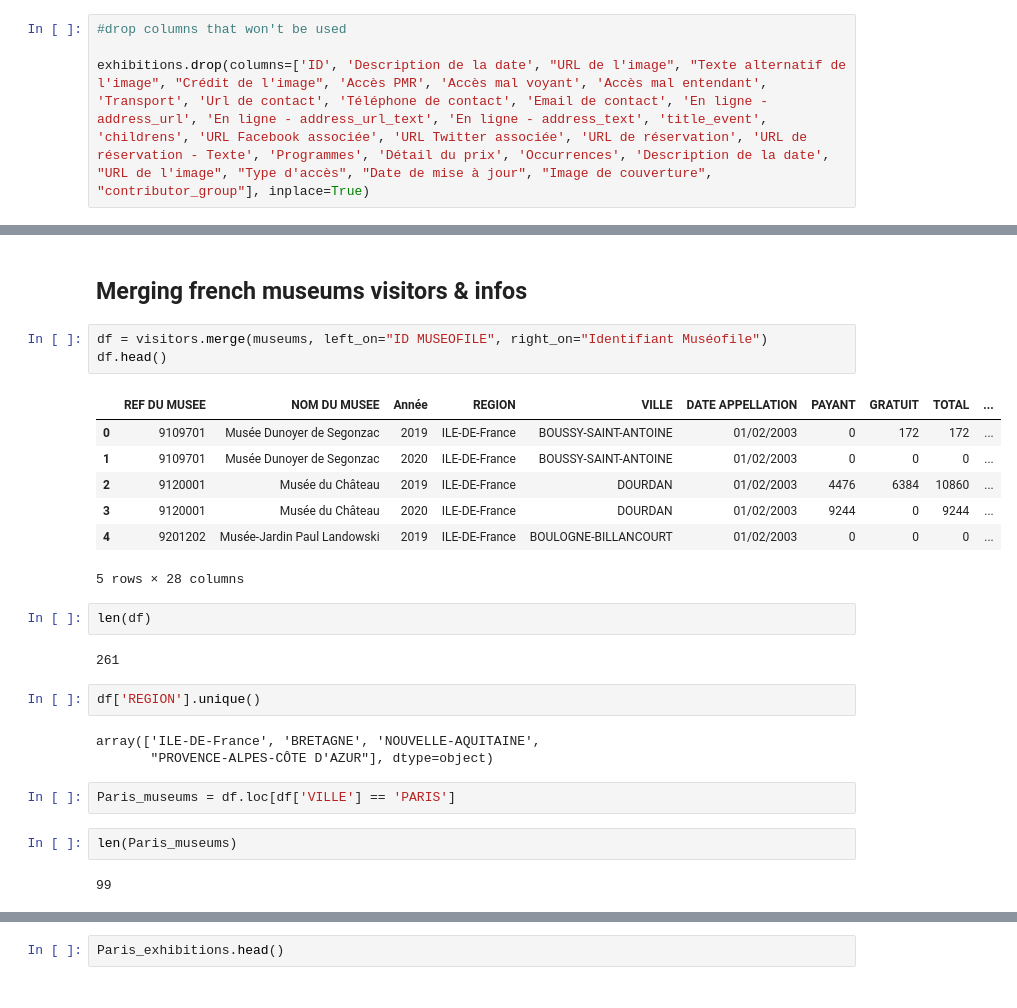
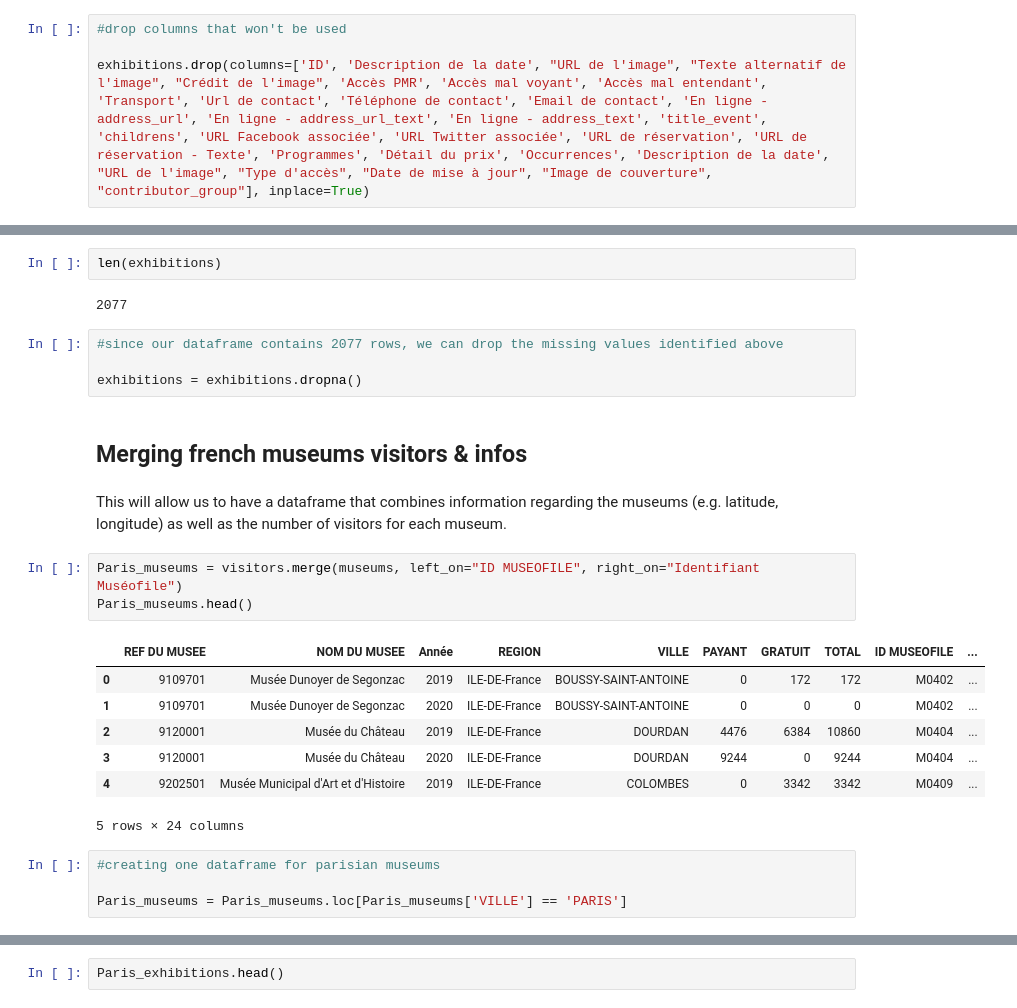
Before and after one commit to axele-mahalin/Final_Project, a Jupyter notebook: Final_project.ipynb, the cells around one changed output, grey strips where cells are left out. Cells and saved outputs as stored; diff of their text form.

```diff
--- a/Final_project.ipynb
+++ b/Final_project.ipynb
@@ -290,28 +303,27 @@ exhibitions.drop(columns=['ID', 'Description de la date', "URL de l'image", "Tex
+# %%
+len(exhibitions)
+# %% [output]
+2077
+# %%
+#since our dataframe contains 2077 rows, we can drop the missing values identified above
+
+exhibitions = exhibitions.dropna()
 # %% [markdown]
 ## Merging french museums visitors & infos
+# %% [markdown]
+This will allow us to have a dataframe that combines information regarding the museums (e.g. latitude, longitude) as well as the number of visitors for each museum.
 # %%
-df = visitors.merge(museums, left_on="ID MUSEOFILE", right_on="Identifiant Muséofile")
-df.head()
+Paris_museums = visitors.merge(museums, left_on="ID MUSEOFILE", right_on="Identifiant Muséofile")
+Paris_museums.head()
 # %% [output]
-|  | REF DU MUSEE | NOM DU MUSEE | Année | REGION | VILLE | DATE APPELLATION | PAYANT | GRATUIT | TOTAL | ... |
-| 0 | 9109701 | Musée Dunoyer de Segonzac | 2019 | ILE-DE-France | BOUSSY-SAINT-ANTOINE | 01/02/2003 | 0 | 172 | 172 | ... |
-| 1 | 9109701 | Musée Dunoyer de Segonzac | 2020 | ILE-DE-France | BOUSSY-SAINT-ANTOINE | 01/02/2003 | 0 | 0 | 0 | ... |
-| 2 | 9120001 | Musée du Château | 2019 | ILE-DE-France | DOURDAN | 01/02/2003 | 4476 | 6384 | 10860 | ... |
-| 3 | 9120001 | Musée du Château | 2020 | ILE-DE-France | DOURDAN | 01/02/2003 | 9244 | 0 | 9244 | ... |
-| 4 | 9201202 | Musée-Jardin Paul Landowski | 2019 | ILE-DE-France | BOULOGNE-BILLANCOURT | 01/02/2003 | 0 | 0 | 0 | ... |
+|  | REF DU MUSEE | NOM DU MUSEE | Année | REGION | VILLE | PAYANT | GRATUIT | TOTAL | ID MUSEOFILE | ... |
+| 0 | 9109701 | Musée Dunoyer de Segonzac | 2019 | ILE-DE-France | BOUSSY-SAINT-ANTOINE | 0 | 172 | 172 | M0402 | ... |
+| 1 | 9109701 | Musée Dunoyer de Segonzac | 2020 | ILE-DE-France | BOUSSY-SAINT-ANTOINE | 0 | 0 | 0 | M0402 | ... |
+| 2 | 9120001 | Musée du Château | 2019 | ILE-DE-France | DOURDAN | 4476 | 6384 | 10860 | M0404 | ... |
+| 3 | 9120001 | Musée du Château | 2020 | ILE-DE-France | DOURDAN | 9244 | 0 | 9244 | M0404 | ... |
+| 4 | 9202501 | Musée Municipal d'Art et d'Histoire | 2019 | ILE-DE-France | COLOMBES | 0 | 3342 | 3342 | M0409 | ... |
-5 rows × 28 columns
+5 rows × 24 columns
-# %%
-len(df)
-# %% [output]
-261
-# %%
-df['REGION'].unique()
-# %% [output]
-array(['ILE-DE-France', 'BRETAGNE', 'NOUVELLE-AQUITAINE',
-       "PROVENCE-ALPES-CÔTE D'AZUR"], dtype=object)
-# %%
-Paris_museums = df.loc[df['VILLE'] == 'PARIS']
-# %%
-len(Paris_museums)
-# %% [output]
-99
+# %%
+#creating one dataframe for parisian museums
+
+Paris_museums = Paris_museums.loc[Paris_museums['VILLE'] == 'PARIS']
```
Also changed, not shown: parts of 74 cells of this notebook.
